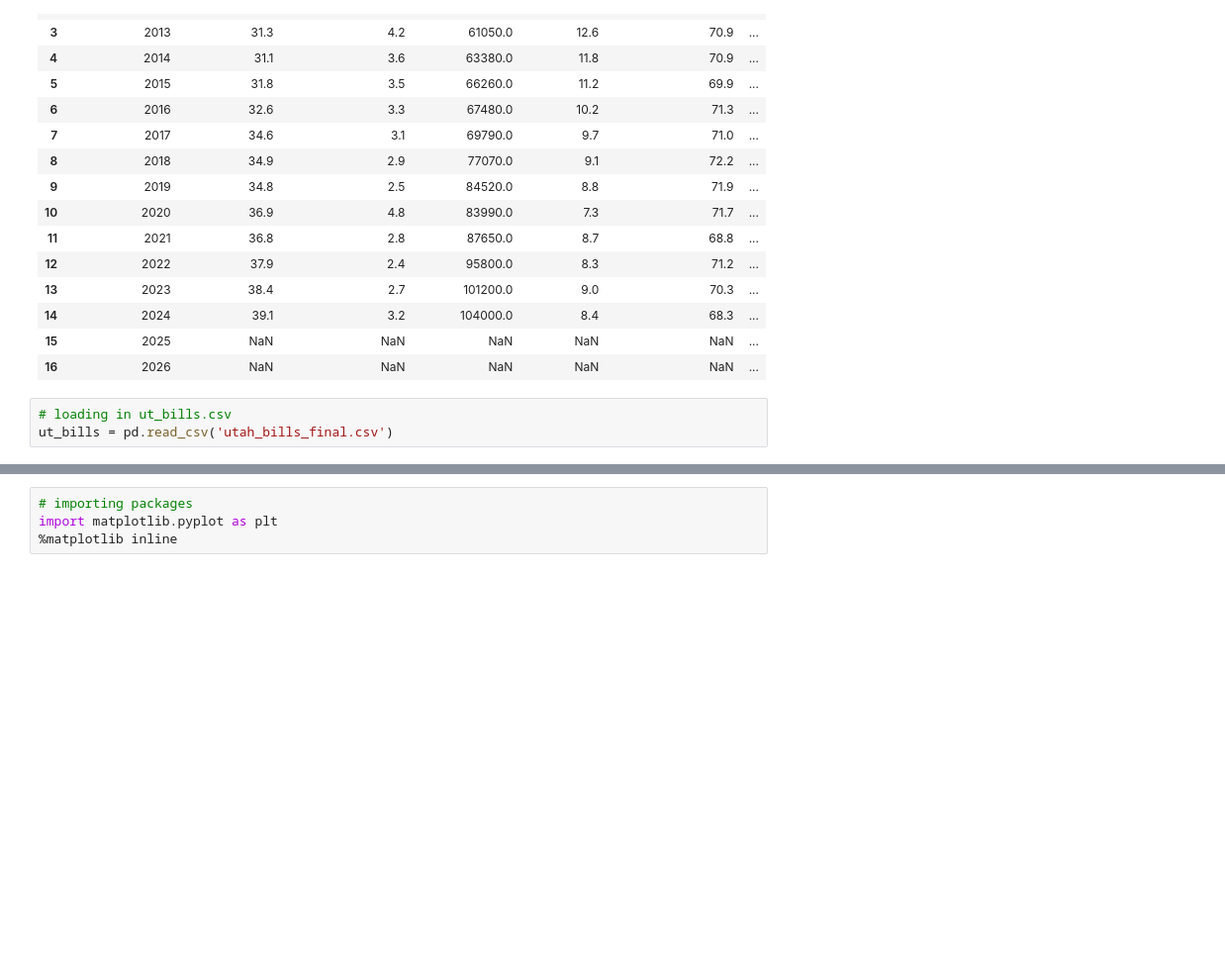
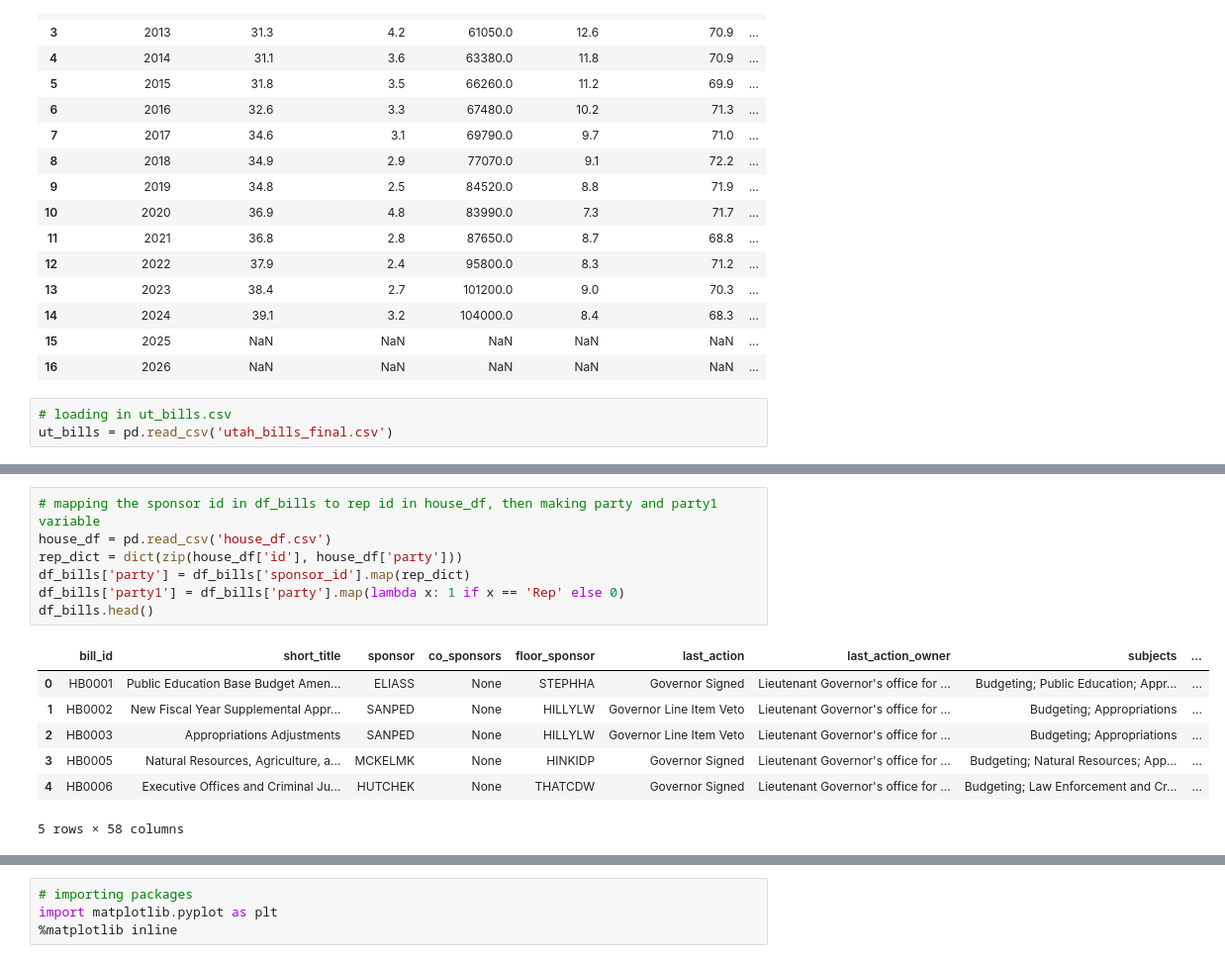
Before and after one commit to gabriellag25/datascience-project, a Jupyter notebook: data_homebase.ipynb, the cells around one changed output, grey strips where cells are left out. Shown at 99% size. Cells and saved outputs as stored; diff of their text form; blank space fills up the shorter version.

Commit message:
added party variables

```diff
--- a/data_homebase.ipynb
+++ b/data_homebase.ipynb
@@ -987,0 +1088,15 @@ print(df_bills.head())
+# %%
+# mapping the sponsor id in df_bills to rep id in house_df, then making party and party1 variable
+house_df = pd.read_csv('house_df.csv')
+rep_dict = dict(zip(house_df['id'], house_df['party']))
+df_bills['party'] = df_bills['sponsor_id'].map(rep_dict)
+df_bills['party1'] = df_bills['party'].map(lambda x: 1 if x == 'Rep' else 0)
+df_bills.head()
+# %% [output]
+|  | bill_id | short_title | sponsor | co_sponsors | floor_sponsor | last_action | last_action_owner | subjects | ... |
+| 0 | HB0001 | Public Education Base Budget Amen... | ELIASS | None | STEPHHA | Governor Signed | Lieutenant Governor's office for ... | Budgeting; Public Education; Appr... | ... |
+| 1 | HB0002 | New Fiscal Year Supplemental Appr... | SANPED | None | HILLYLW | Governor Line Item Veto | Lieutenant Governor's office for ... | Budgeting; Appropriations | ... |
+| 2 | HB0003 | Appropriations Adjustments | SANPED | None | HILLYLW | Governor Line Item Veto | Lieutenant Governor's office for ... | Budgeting; Appropriations | ... |
+| 3 | HB0005 | Natural Resources, Agriculture, a... | MCKELMK | None | HINKIDP | Governor Signed | Lieutenant Governor's office for ... | Budgeting; Natural Resources; App... | ... |
+| 4 | HB0006 | Executive Offices and Criminal Ju... | HUTCHEK | None | THATCDW | Governor Signed | Lieutenant Governor's office for ... | Budgeting; Law Enforcement and Cr... | ... |
+5 rows × 58 columns
```
Also changed, not shown: parts of 4 cells of this notebook, 3 other files.
